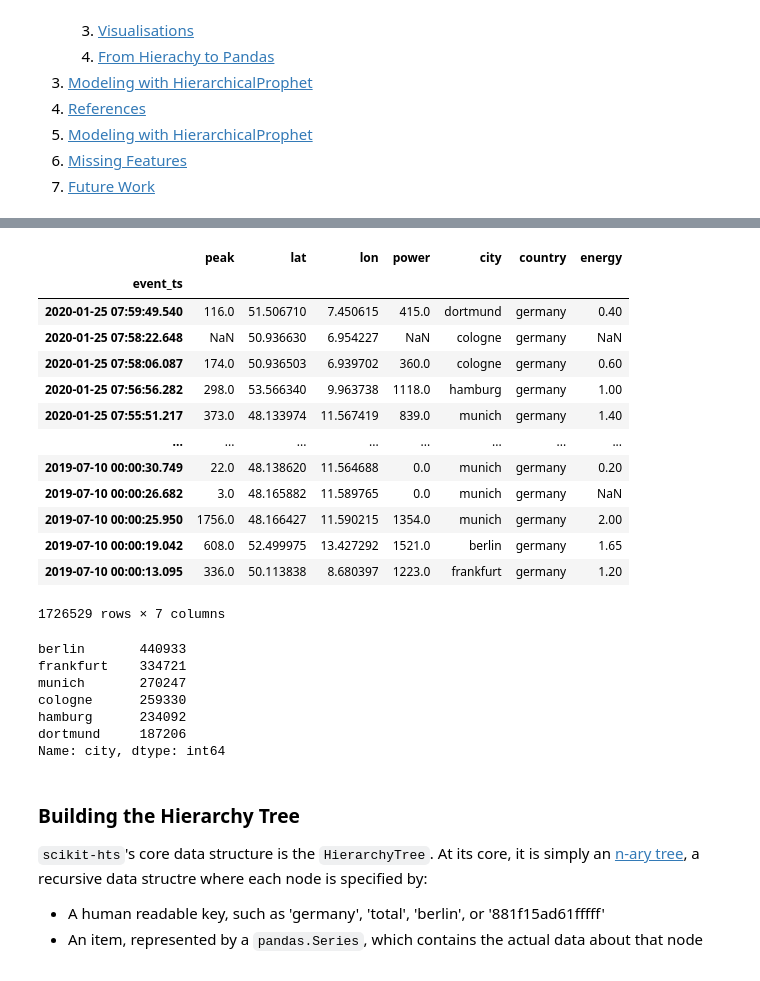
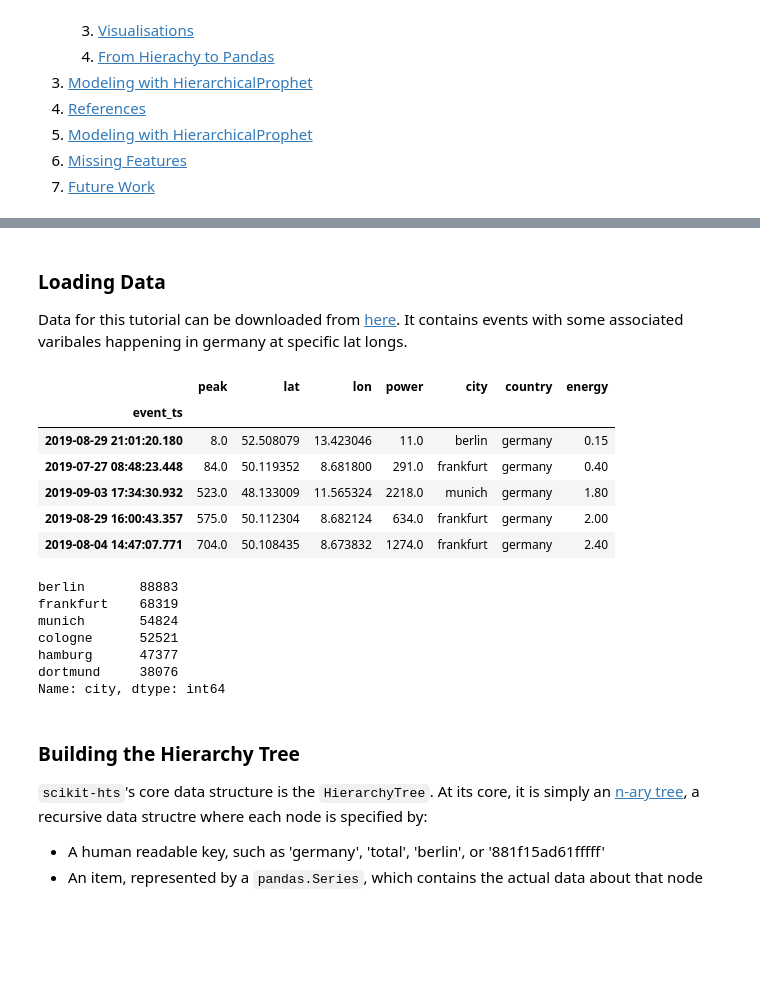
Before and after one commit to carlomazzaferro/scikit-hts-examples, a Jupyter notebook: notebooks/geo.ipynb, the cells around one changed output, grey strips where cells are left out. Cells and saved outputs as stored; diff of their text form; code cells hidden in the pictures; blank space fills up the shorter version.

```diff
--- a/notebooks/geo.ipynb
+++ b/notebooks/geo.ipynb
@@ -42,19 +33,18 @@ We'll use rides in Germany as a use case. The query can be found in `extras/q.sq
+# %% [markdown]
+<a id=data ><a/>
+### Loading Data
+
+Data for this tutorial can be downloaded from [here](https://osf.io/v8qax/).
+It contains events with some associated varibales happening in germany at specific lat longs.
 # %%
-df = pandas.read_csv('extras/g_clean.csv', encoding = "latin", parse_dates=['event_ts'], index_col='event_ts')
+df = pandas.read_csv('../../scikit-hts-extras/power.csv', encoding = "latin", parse_dates=['event_ts'], index_col='event_ts')
 # %%
-df
+df.head()
 # %% [output]
 |  | peak | lat | lon | power | city | country | energy |
 | event_ts |  |  |  |  |  |  |  |
-| 2020-01-25 07:59:49.540 | 116.0 | 51.506710 | 7.450615 | 415.0 | dortmund | germany | 0.40 |
-| 2020-01-25 07:58:22.648 | NaN | 50.936630 | 6.954227 | NaN | cologne | germany | NaN |
-| 2020-01-25 07:58:06.087 | 174.0 | 50.936503 | 6.939702 | 360.0 | cologne | germany | 0.60 |
-| 2020-01-25 07:56:56.282 | 298.0 | 53.566340 | 9.963738 | 1118.0 | hamburg | germany | 1.00 |
-| 2020-01-25 07:55:51.217 | 373.0 | 48.133974 | 11.567419 | 839.0 | munich | germany | 1.40 |
-| ... | ... | ... | ... | ... | ... | ... | ... |
-| 2019-07-10 00:00:30.749 | 22.0 | 48.138620 | 11.564688 | 0.0 | munich | germany | 0.20 |
-| 2019-07-10 00:00:26.682 | 3.0 | 48.165882 | 11.589765 | 0.0 | munich | germany | NaN |
-| 2019-07-10 00:00:25.950 | 1756.0 | 48.166427 | 11.590215 | 1354.0 | munich | germany | 2.00 |
-| 2019-07-10 00:00:19.042 | 608.0 | 52.499975 | 13.427292 | 1521.0 | berlin | germany | 1.65 |
-| 2019-07-10 00:00:13.095 | 336.0 | 50.113838 | 8.680397 | 1223.0 | frankfurt | germany | 1.20 |
+| 2019-08-29 21:01:20.180 | 8.0 | 52.508079 | 13.423046 | 11.0 | berlin | germany | 0.15 |
+| 2019-07-27 08:48:23.448 | 84.0 | 50.119352 | 8.681800 | 291.0 | frankfurt | germany | 0.40 |
+| 2019-09-03 17:34:30.932 | 523.0 | 48.133009 | 11.565324 | 2218.0 | munich | germany | 1.80 |
+| 2019-08-29 16:00:43.357 | 575.0 | 50.112304 | 8.682124 | 634.0 | frankfurt | germany | 2.00 |
+| 2019-08-04 14:47:07.771 | 704.0 | 50.108435 | 8.673832 | 1274.0 | frankfurt | germany | 2.40 |
-1726529 rows × 7 columns
@@ -63,12 +51,12 @@ test = df.head(10000)
 # %%
 df.city.value_counts()
 # %% [output]
-berlin       440933
-frankfurt    334721
-munich       270247
-cologne      259330
-hamburg      234092
-dortmund     187206
+berlin       88883
+frankfurt    68319
+munich       54824
+cologne      52521
+hamburg      47377
+dortmund     38076
 Name: city, dtype: int64
 # %% [markdown]
 <a id=hier ><a/>
```
Also changed, not shown: parts of 15 cells of this notebook.
